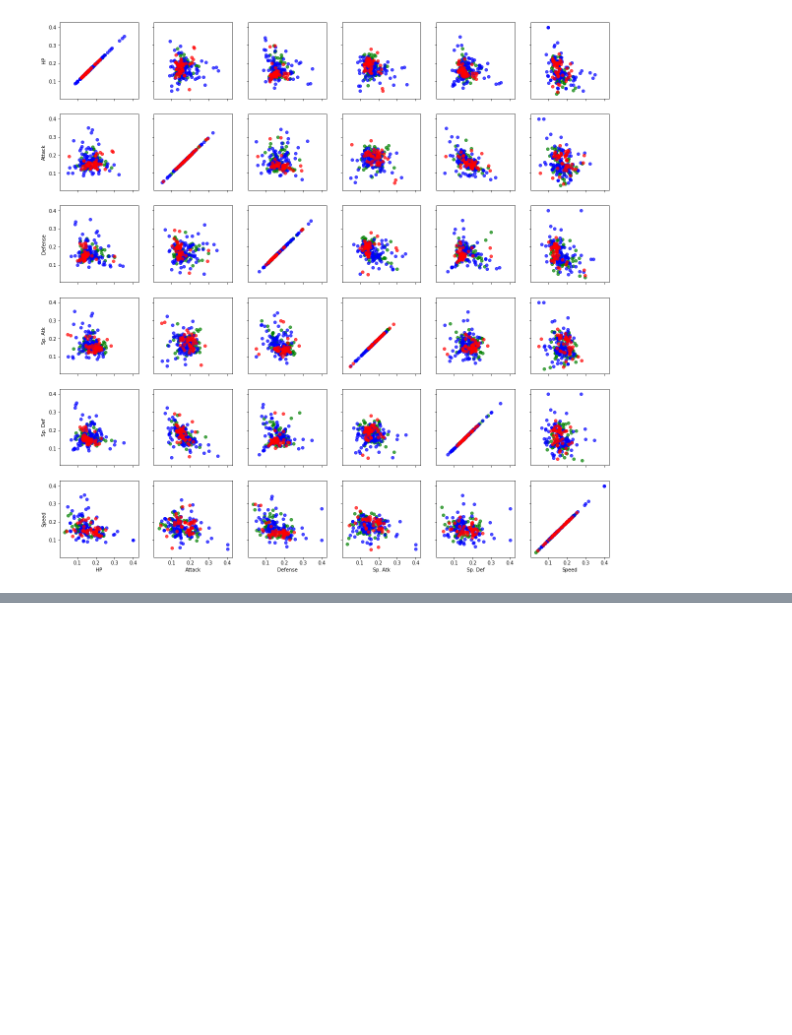
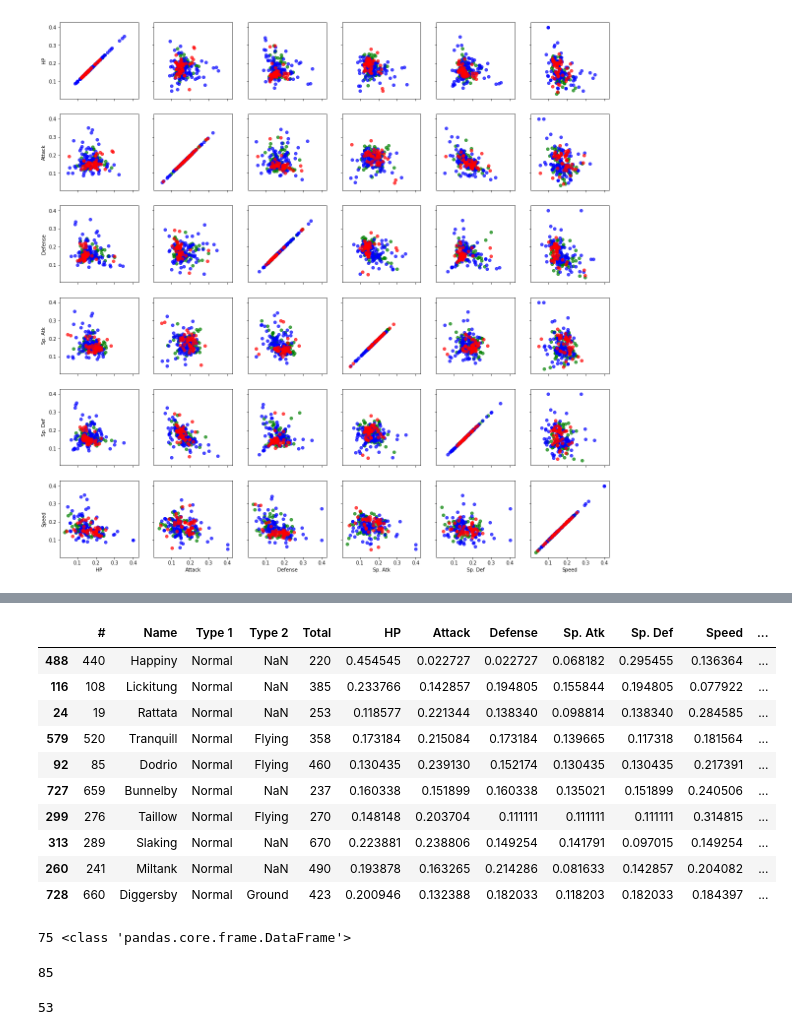
Before and after one commit to Johnxjp/pokemon_knn, a Jupyter notebook: data_exploration.ipynb, the cells around one changed output, grey strips where cells are left out. Saved outputs shown, nothing was run; the diff lists cells and outputs as text; code cells hidden in the pictures; blank space fills up the shorter version.

```diff
--- a/data_exploration.ipynb
+++ b/data_exploration.ipynb
@@ -214,0 +240,30 @@ plt.show()
+# %%
+# Test 3 types: Grass, Normal and Water because most common (ignore bug because similar to grass)
+normal_pokemon = pokeframe_normalised[pokeframe_normalised["Type 1"] == "Normal"]
+grass_pokemon = pokeframe_normalised[pokeframe_normalised["Type 1"] == "Grass"]
+water_pokemon = pokeframe_normalised[pokeframe_normalised["Type 1"] == "Water"]
+# %%
+# Sample to check data
+normal_pokemon.sample(10)
+# %% [output]
+|  | # | Name | Type 1 | Type 2 | Total | HP | Attack | Defense | Sp. Atk | Sp. Def | Speed | ... |
+| 488 | 440 | Happiny | Normal | NaN | 220 | 0.454545 | 0.022727 | 0.022727 | 0.068182 | 0.295455 | 0.136364 | ... |
+| 116 | 108 | Lickitung | Normal | NaN | 385 | 0.233766 | 0.142857 | 0.194805 | 0.155844 | 0.194805 | 0.077922 | ... |
+| 24 | 19 | Rattata | Normal | NaN | 253 | 0.118577 | 0.221344 | 0.138340 | 0.098814 | 0.138340 | 0.284585 | ... |
+| 579 | 520 | Tranquill | Normal | Flying | 358 | 0.173184 | 0.215084 | 0.173184 | 0.139665 | 0.117318 | 0.181564 | ... |
+| 92 | 85 | Dodrio | Normal | Flying | 460 | 0.130435 | 0.239130 | 0.152174 | 0.130435 | 0.130435 | 0.217391 | ... |
+| 727 | 659 | Bunnelby | Normal | NaN | 237 | 0.160338 | 0.151899 | 0.160338 | 0.135021 | 0.151899 | 0.240506 | ... |
+| 299 | 276 | Taillow | Normal | Flying | 270 | 0.148148 | 0.203704 | 0.111111 | 0.111111 | 0.111111 | 0.314815 | ... |
+| 313 | 289 | Slaking | Normal | NaN | 670 | 0.223881 | 0.238806 | 0.149254 | 0.141791 | 0.097015 | 0.149254 | ... |
+| 260 | 241 | Miltank | Normal | NaN | 490 | 0.193878 | 0.163265 | 0.214286 | 0.081633 | 0.142857 | 0.204082 | ... |
+| 728 | 660 | Diggersby | Normal | Ground | 423 | 0.200946 | 0.132388 | 0.182033 | 0.118203 | 0.182033 | 0.184397 | ... |
+# %%
+train, test = train_test_split(normal_pokemon, test_size = 0.2)
+print(len(train), type(train))
+# %% [output]
+75 <class 'pandas.core.frame.DataFrame'>
+# %%
+inc_train, inc_test = train_test_split(water_pokemon, test_size = 0.2)
+print(len(inc_train))
+# %% [output]
+85
@@ -214,0 +274,5 @@ plt.show()
+# %%
+inc_train, inc_test = train_test_split(grass_pokemon, test_size = 0.2)
+print(len(inc_train))
+# %% [output]
+53
```
Also changed, not shown: parts of 17 cells of this notebook.
